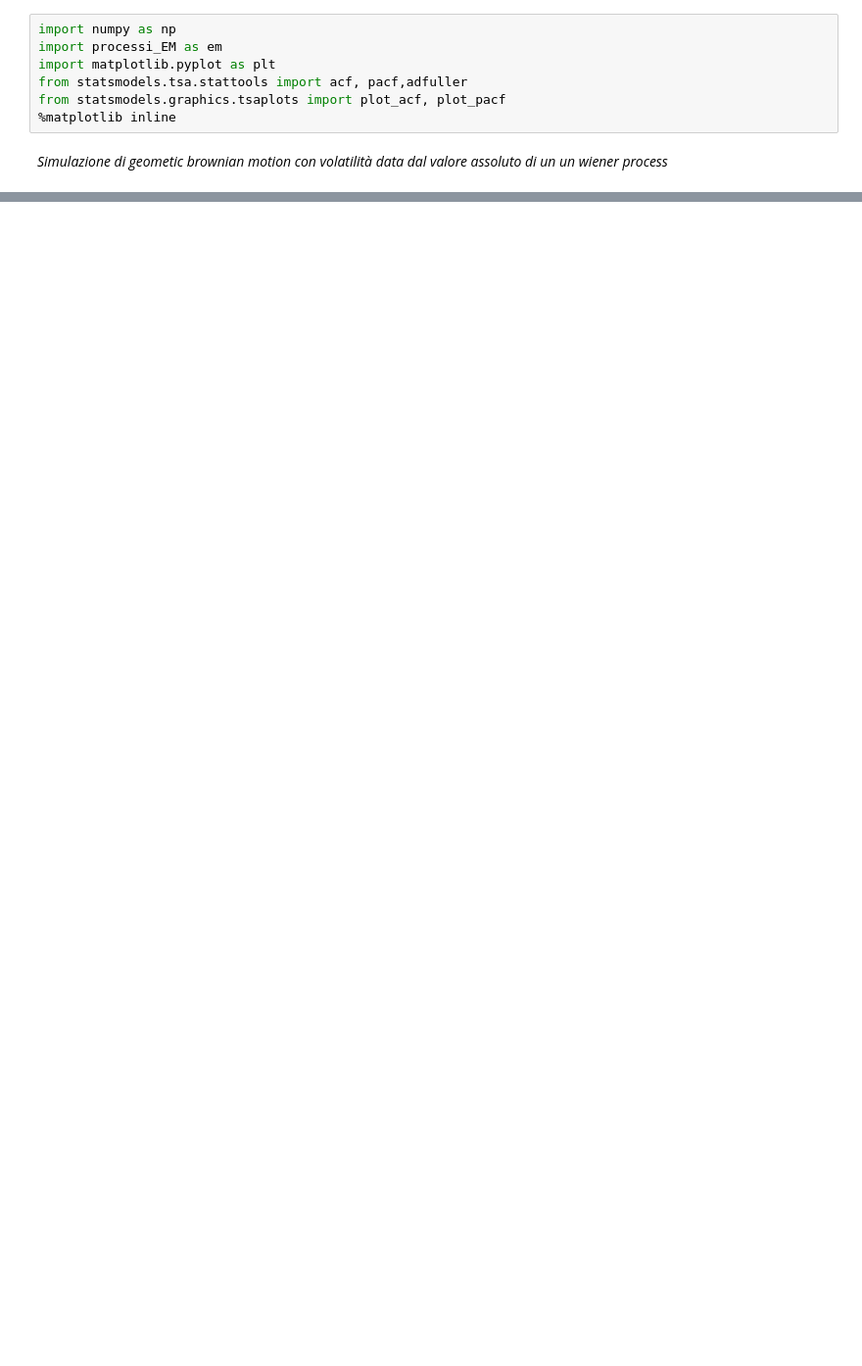
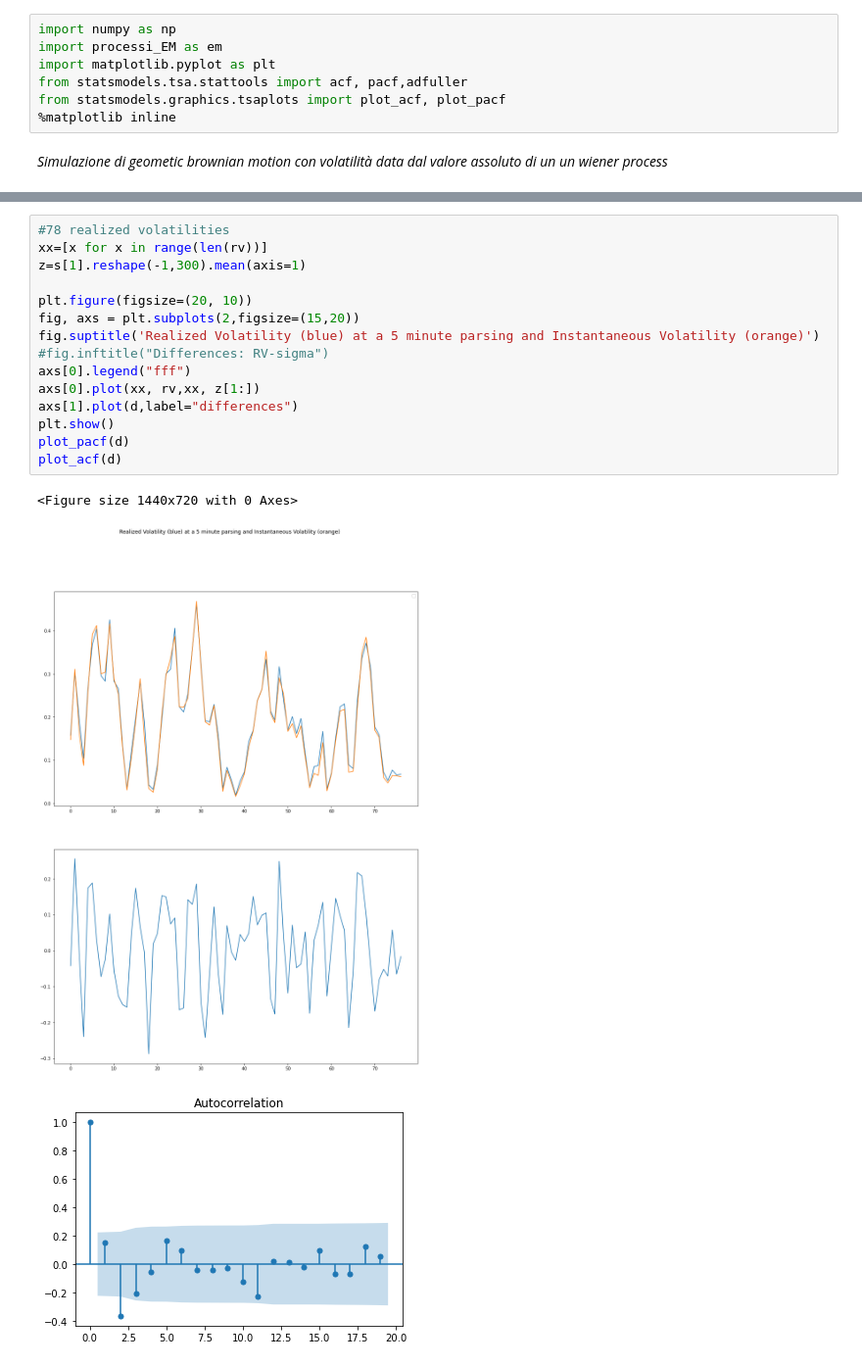
Before and after one commit to macrandrea/RoughVolArtOrArtefact, a Jupyter notebook: ModulusWiener.ipynb, the cells around one changed output, grey strips where cells are left out. Shown at 98% size. Cells and saved outputs as stored; diff of their text form; blank space fills up the shorter version.

```diff
--- a/ModulusWiener.ipynb
+++ b/ModulusWiener.ipynb
@@ -15,0 +25,19 @@ for i in range(len(s[0])):
+# %%
+#78 realized volatilities
+xx=[x for x in range(len(rv))]
+z=s[1].reshape(-1,300).mean(axis=1)
+
+plt.figure(figsize=(20, 10))
+fig, axs = plt.subplots(2,figsize=(15,20))
+fig.suptitle('Realized Volatility (blue) at a 5 minute parsing and Instantaneous Volatility (orange)')
+#fig.inftitle("Differences: RV-sigma")
+axs[0].legend("fff")
+axs[0].plot(xx, rv,xx, z[1:])
+axs[1].plot(d,label="differences")
+plt.show()
+plot_pacf(d)
+plot_acf(d)
+# %% [output]
+<Figure size 1440x720 with 0 Axes>
+[figure, added]
+[figure, added]
```
Also changed, not shown: parts of 7 cells of this notebook, 3 other files.
